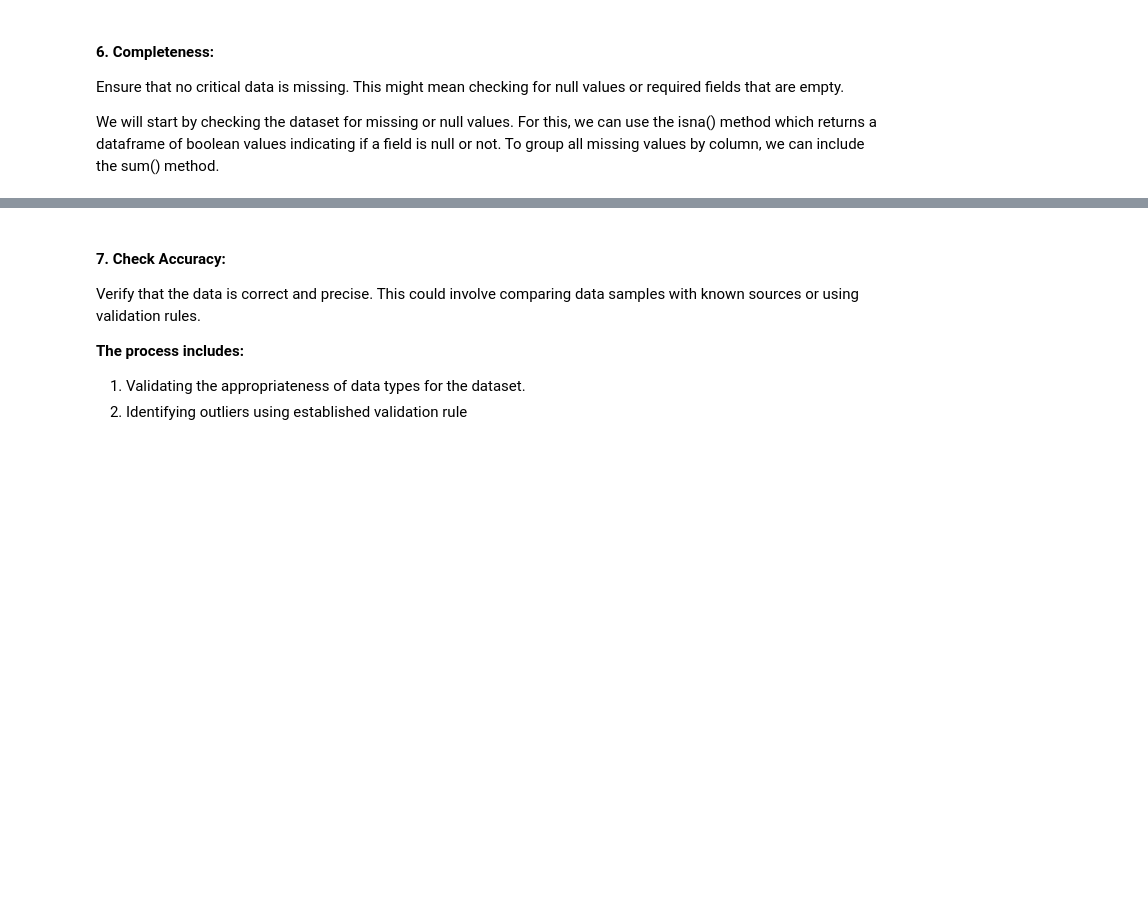
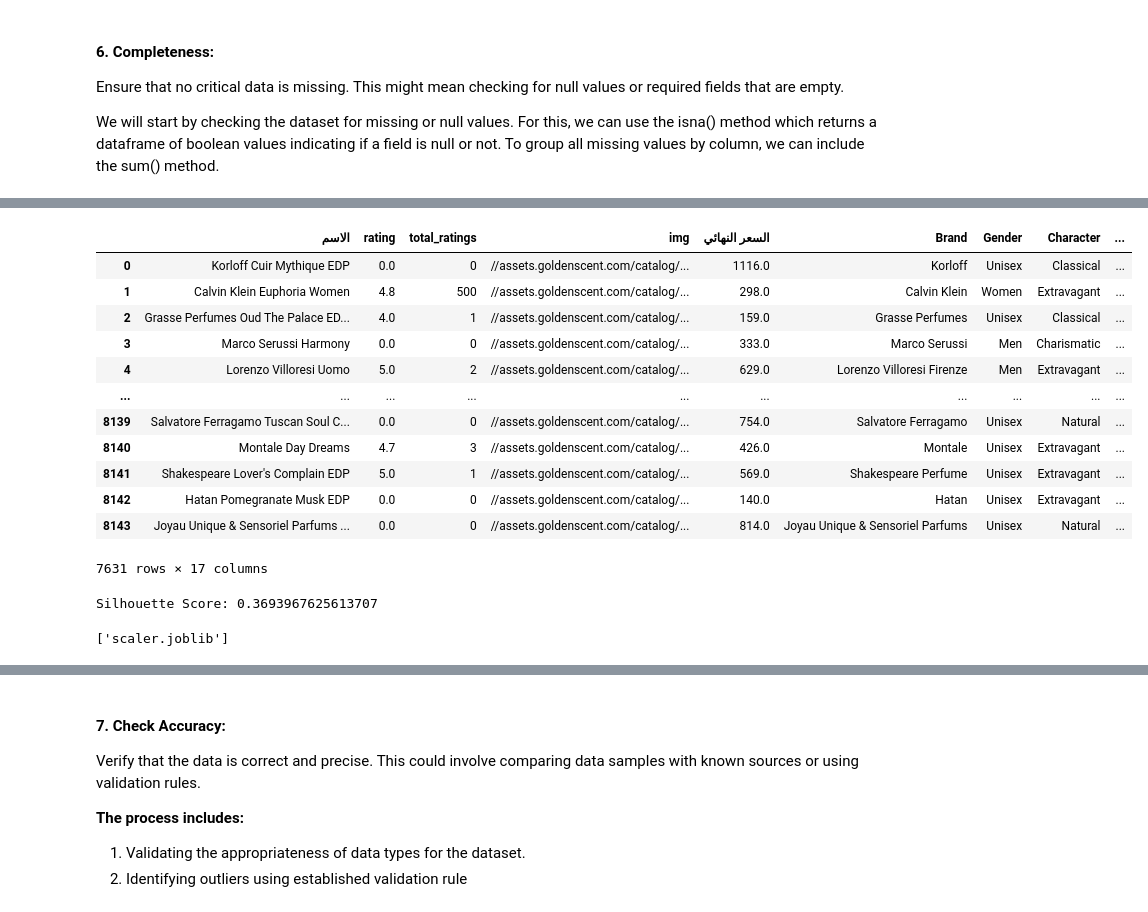
Before and after one commit to MAMDOUH-ALSHARARI/Perfume-Recommendation-System, a Jupyter notebook: Abdullah.ipynb, the cells around one changed output, grey strips where cells are left out. Saved outputs shown, nothing was run; the diff lists cells and outputs as text; code cells hidden in the pictures; blank space fills up the shorter version.

```diff
--- a/Abdullah.ipynb
+++ b/Abdullah.ipynb
@@ -389,0 +334,16 @@ Index(['الجنس', 'شخصية عطرك', 'العائلة العطرية', 'ن
+# %%
+# Drop rows where 'Character' is fully numeric
+data = data[~data['Character'].str.isdigit()]
+# %%
+data = data[~data['Fragrance Family'].str.isdigit()]
+# %%
+from sklearn.preprocessing import LabelEncoder
+label_encoder = LabelEncoder()
+
+# Apply label encoding to categorical columns
+encoded_labels = data[['Gender', 'Character',
+'Fragrance Family'
+,'Concentration'
+]].apply(
+    lambda col: label_encoder.fit_transform(col.astype(str))
+)
@@ -389,0 +483,21 @@ Index(['الجنس', 'شخصية عطرك', 'العائلة العطرية', 'ن
+# %%
+from sklearn.preprocessing import StandardScaler
+from sklearn.cluster import KMeans
+import pandas as pd
+
+# # Step 1: Scale the data
+# scaler = StandardScaler()
+# scaled_data = scaler.fit_transform(final_data)  # Scale the data to have mean 0 and standard deviation 1
+
+# Step 2: Apply K-means clustering
+kmeans = KMeans(n_clusters=5, random_state=42,init='k-means++', )  # Initialize K-means with 5 clusters
+kmeans.fit(scaled_data)  # Fit the model to the scaled data
+
+# Step 3: Add cluster labels to the dataset
+data['Cluster'] = kmeans.labels_
+
+
+
+
+# Display the clusters
+data[['Cluster']].head()
@@ -389,0 +521,41 @@ Index(['الجنس', 'شخصية عطرك', 'العائلة العطرية', 'ن
+# %%
+data
+# %% [output]
+|  | الاسم | rating | total_ratings | img | السعر النهائي | Brand | Gender | Character | ... |
+| 0 | Korloff Cuir Mythique EDP | 0.0 | 0 | //assets.goldenscent.com/catalog/... | 1116.0 | Korloff | Unisex | Classical | ... |
+| 1 | Calvin Klein Euphoria Women | 4.8 | 500 | //assets.goldenscent.com/catalog/... | 298.0 | Calvin Klein | Women | Extravagant | ... |
+| 2 | Grasse Perfumes Oud The Palace ED... | 4.0 | 1 | //assets.goldenscent.com/catalog/... | 159.0 | Grasse Perfumes | Unisex | Classical | ... |
+| 3 | Marco Serussi Harmony | 0.0 | 0 | //assets.goldenscent.com/catalog/... | 333.0 | Marco Serussi | Men | Charismatic | ... |
+| 4 | Lorenzo Villoresi Uomo | 5.0 | 2 | //assets.goldenscent.com/catalog/... | 629.0 | Lorenzo Villoresi Firenze | Men | Extravagant | ... |
+| ... | ... | ... | ... | ... | ... | ... | ... | ... | ... |
+| 8139 | Salvatore Ferragamo Tuscan Soul C... | 0.0 | 0 | //assets.goldenscent.com/catalog/... | 754.0 | Salvatore Ferragamo | Unisex | Natural | ... |
+| 8140 | Montale Day Dreams | 4.7 | 3 | //assets.goldenscent.com/catalog/... | 426.0 | Montale | Unisex | Extravagant | ... |
+| 8141 | Shakespeare Lover's Complain EDP | 5.0 | 1 | //assets.goldenscent.com/catalog/... | 569.0 | Shakespeare Perfume | Unisex | Extravagant | ... |
+| 8142 | Hatan Pomegranate Musk EDP | 0.0 | 0 | //assets.goldenscent.com/catalog/... | 140.0 | Hatan | Unisex | Extravagant | ... |
+| 8143 | Joyau Unique & Sensoriel Parfums ... | 0.0 | 0 | //assets.goldenscent.com/catalog/... | 814.0 | Joyau Unique & Sensoriel Parfums | Unisex | Natural | ... |
+7631 rows × 17 columns
+# %%
+from sklearn.metrics import silhouette_score
+
+# Apply K-means clustering to scaled data
+kmeans = KMeans(n_clusters=5, random_state=42)
+kmeans.fit(scaled_data)
+
+# Predict cluster labels
+cluster_labels = kmeans.labels_
+
+# Calculate Silhouette Score
+silhouette_avg = silhouette_score(scaled_data, cluster_labels)
+
+print(f"Silhouette Score: {silhouette_avg}")
+
+#A general rule of thumb is that a silhouette score above 0.5 indicates a good clustering,
+#a silhouette score below 0.25 indicates a bad clustering, and a silhouette score between 0.25 and 0.5 indicates a fair clustering
+# %% [output]
+Silhouette Score: 0.3693967625613707
+# %%
+import joblib
+joblib.dump(kmeans, 'kmeans.joblib')
+joblib.dump(scaler, 'scaler.joblib')
+# %% [output]
+['scaler.joblib']
```
Also changed, not shown: parts of 60 cells of this notebook, 5 other files.
